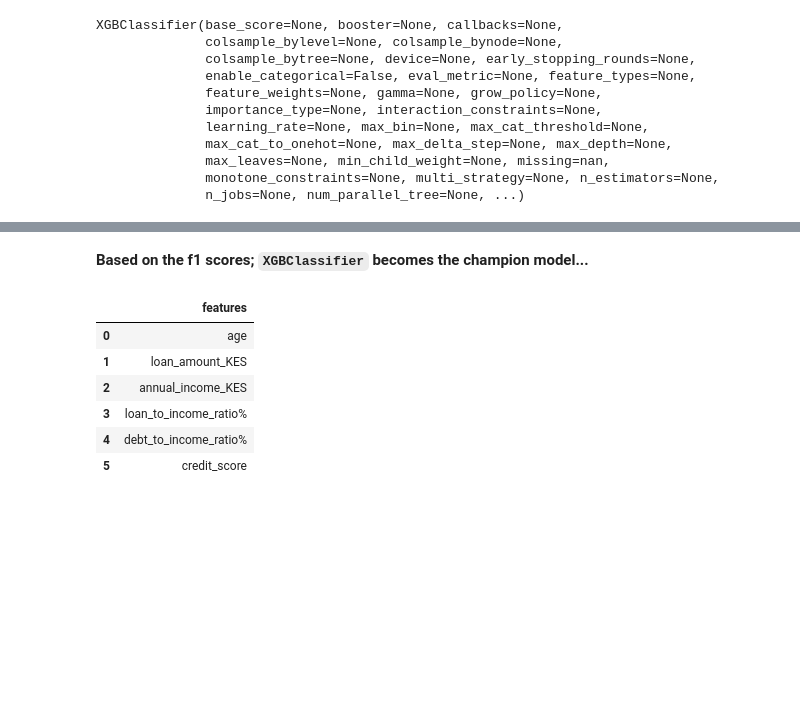
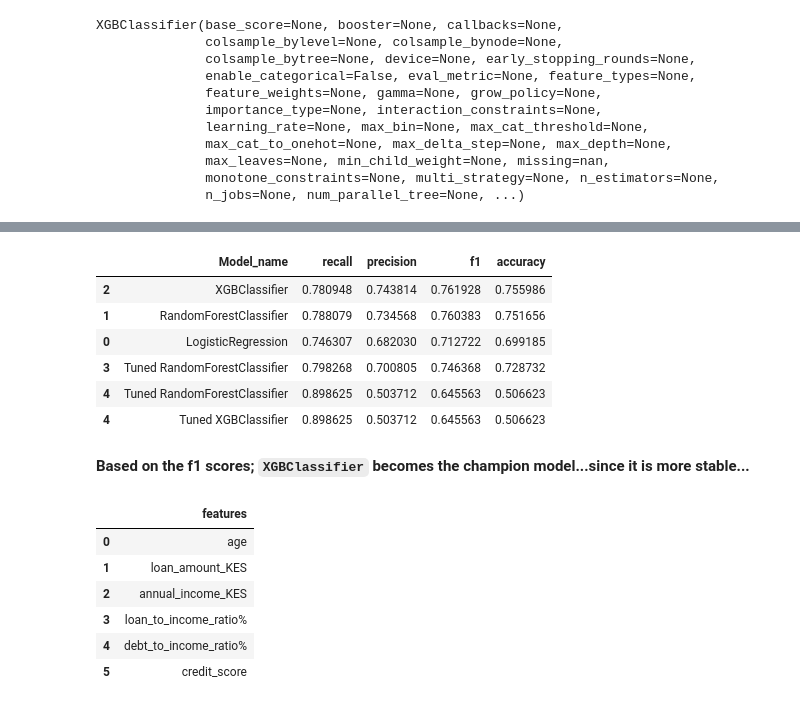
Before and after one commit to timmaina-devhub/Customer-Credit-Risk-Assessment-Model, a Jupyter notebook: notebooks/Credit_Risk_project.ipynb, the cells around one changed output, grey strips where cells are left out. Cells and saved outputs as stored; diff of their text form; code cells hidden in the pictures; blank space fills up the shorter version.

```diff
--- a/notebooks/Credit_Risk_project.ipynb
+++ b/notebooks/Credit_Risk_project.ipynb
@@ -1292,0 +1377,10 @@ results
+# %%
+best_params_xgb=xgb_grid.best_params_
+# %%
+best_tuned_xgb=XGBClassifier(
+    **best_params_xgb,
+    random_state=42
+)
+# %%
+%%time
+best_tuned_xgb.fit(x_train,y_train)
@@ -1293,5 +1401,26 @@ results
+# %%
+tuned_xgb_preds=best_tuned_xgb.predict(x_test)
+# %%
+# Evaluating the model...
+rec_best_tuned_xgb= recall_score(y_test,tuned_xgb_preds)
+pre_best_tuned_xgb=precision_score(y_test,tuned_xgb_preds)
+f1_best_tuned_xgb=f1_score(y_test,tuned_xgb_preds)
+acc_best_tuned_xgb=accuracy_score(y_test,tuned_xgb_preds)
+
+# print the results...
+tuned_xgb_results=pd.DataFrame( data={'Model_name': 'Tuned XGBClassifier','recall':rec_best_tuned_xgb,'precision': pre_best_tuned_xgb, 'f1': f1_best_tuned_xgb, 'accuracy': acc_best_tuned_xgb},index=[4] )
+results=pd.concat([results,tuned_xgb_results])
+results
+# %% [output]
+|  | Model_name | recall | precision | f1 | accuracy |
+| 2 | XGBClassifier | 0.780948 | 0.743814 | 0.761928 | 0.755986 |
+| 1 | RandomForestClassifier | 0.788079 | 0.734568 | 0.760383 | 0.751656 |
+| 0 | LogisticRegression | 0.746307 | 0.682030 | 0.712722 | 0.699185 |
+| 3 | Tuned RandomForestClassifier | 0.798268 | 0.700805 | 0.746368 | 0.728732 |
+| 4 | Tuned RandomForestClassifier | 0.898625 | 0.503712 | 0.645563 | 0.506623 |
+| 4 | Tuned XGBClassifier | 0.898625 | 0.503712 | 0.645563 | 0.506623 |
 # %% [markdown]
-**Based on the f1 scores; `XGBClassifier` becomes the champion model...**
+**Based on the f1 scores; `XGBClassifier` becomes the champion model...since it is more stable...**
 # %%
 importances=xgb.feature_importances_
 # %%
```
Also changed, not shown: parts of 41 cells of this notebook.
